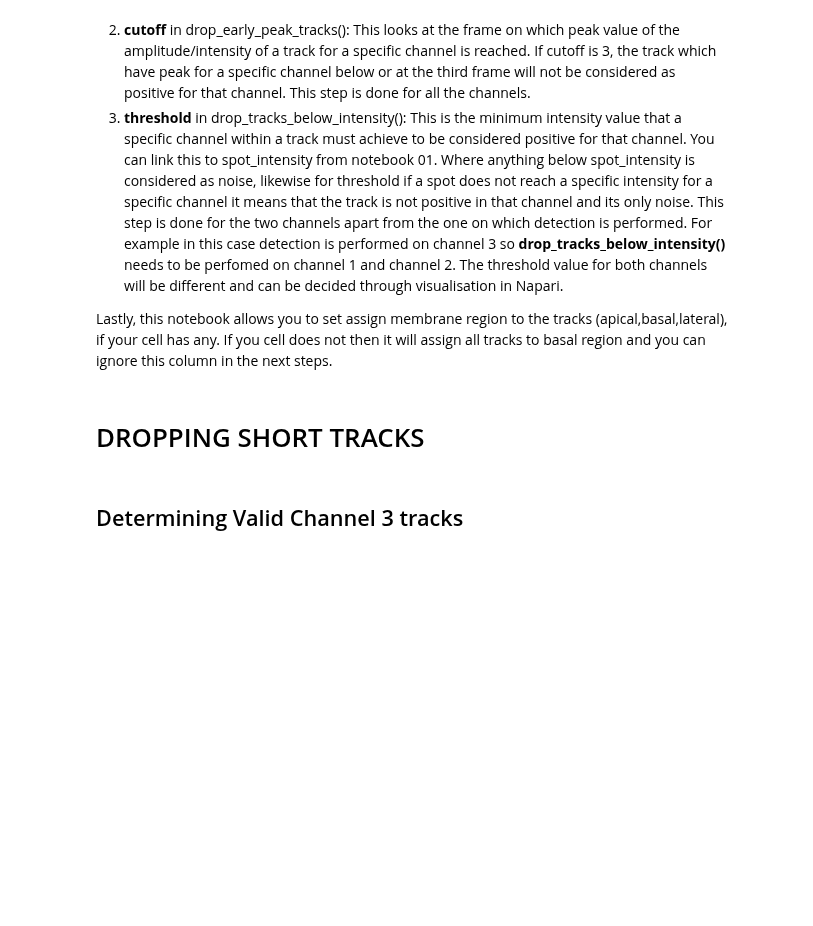
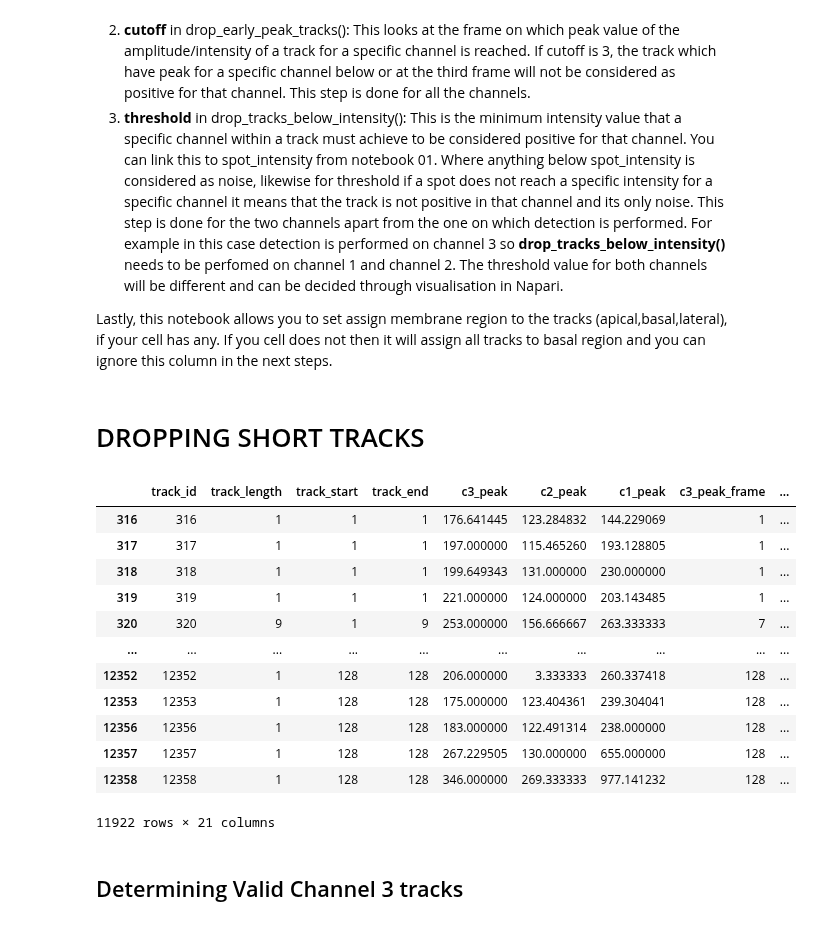
Before and after one commit to MatsulabUW/LLSM-CME-ANALYSIS, a Jupyter notebook: Final/Jupyter_Notebooks/05.filtering_tracks.ipynb, the cells around one changed output. Cells and saved outputs as stored; diff of their text form; code cells hidden in the pictures; blank space fills up the shorter version.

Commit message:
add filter for incomplete tracks based on first or last frame of movie

```diff
--- a/Final/Jupyter_Notebooks/05.filtering_tracks.ipynb
+++ b/Final/Jupyter_Notebooks/05.filtering_tracks.ipynb
@@ -93,6 +93,25 @@ tracks_df = pd.DataFrame(tracks_data)
 # %%
 #dropping tracks of length 3 and below
 length_filtered_tracks_df = drop_short_tracks(df = tracks_df, threshold = threshold_length)
+# %%
+# Drop incomplete tracks (starting at first frame or ending at last frame)
+incomplete_tracks_df = tracks_df.loc[(tracks_df['track_start'] == 0) | (tracks_df['track_end'] == track_df['frame'].max())]
+tracks_df = tracks_df.drop(incomplete_tracks_df.index)
+tracks_df
+# %% [output]
+|  | track_id | track_length | track_start | track_end | c3_peak | c2_peak | c1_peak | c3_peak_frame | ... |
+| 316 | 316 | 1 | 1 | 1 | 176.641445 | 123.284832 | 144.229069 | 1 | ... |
+| 317 | 317 | 1 | 1 | 1 | 197.000000 | 115.465260 | 193.128805 | 1 | ... |
+| 318 | 318 | 1 | 1 | 1 | 199.649343 | 131.000000 | 230.000000 | 1 | ... |
+| 319 | 319 | 1 | 1 | 1 | 221.000000 | 124.000000 | 203.143485 | 1 | ... |
+| 320 | 320 | 9 | 1 | 9 | 253.000000 | 156.666667 | 263.333333 | 7 | ... |
+| ... | ... | ... | ... | ... | ... | ... | ... | ... | ... |
+| 12352 | 12352 | 1 | 128 | 128 | 206.000000 | 3.333333 | 260.337418 | 128 | ... |
+| 12353 | 12353 | 1 | 128 | 128 | 175.000000 | 123.404361 | 239.304041 | 128 | ... |
+| 12356 | 12356 | 1 | 128 | 128 | 183.000000 | 122.491314 | 238.000000 | 128 | ... |
+| 12357 | 12357 | 1 | 128 | 128 | 267.229505 | 130.000000 | 655.000000 | 128 | ... |
+| 12358 | 12358 | 1 | 128 | 128 | 346.000000 | 269.333333 | 977.141232 | 128 | ... |
+11922 rows × 21 columns
 # %% [markdown]
 ## Determining Valid Channel 3 tracks
 # %% [markdown]
```
Also changed, not shown: parts of 1 cell of this notebook.
